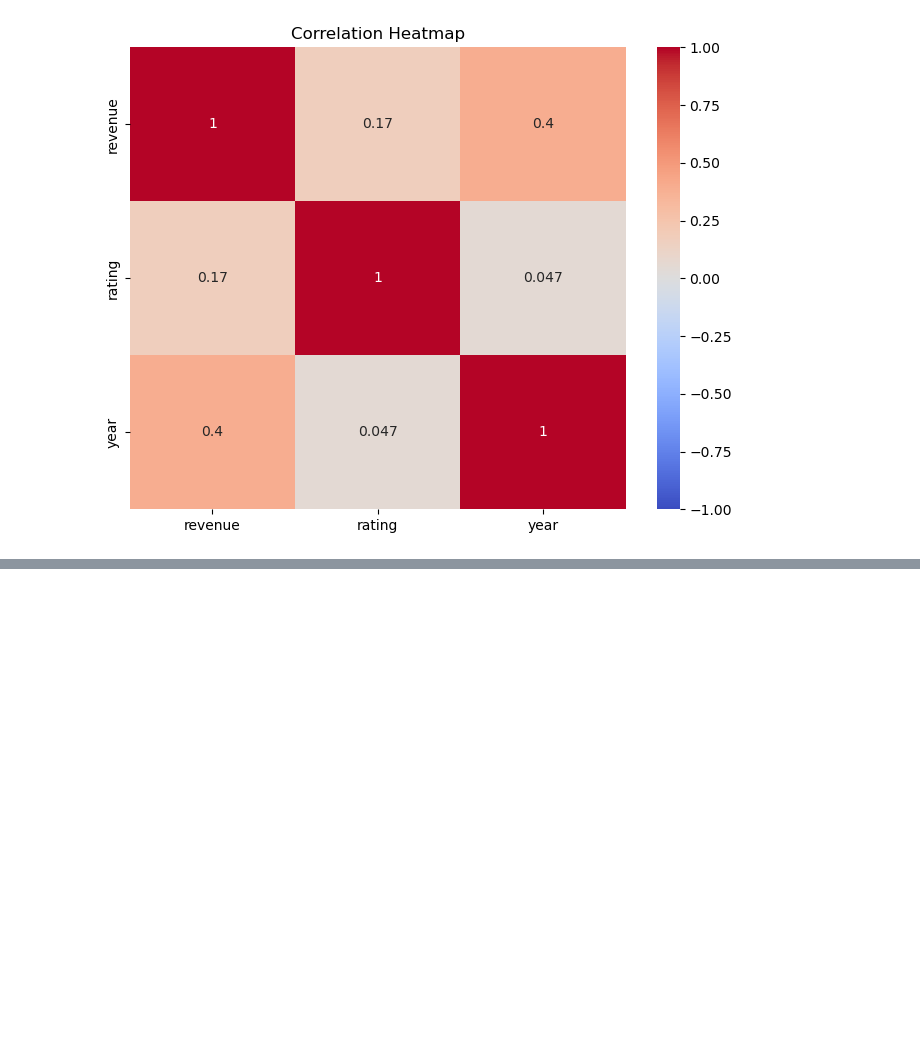
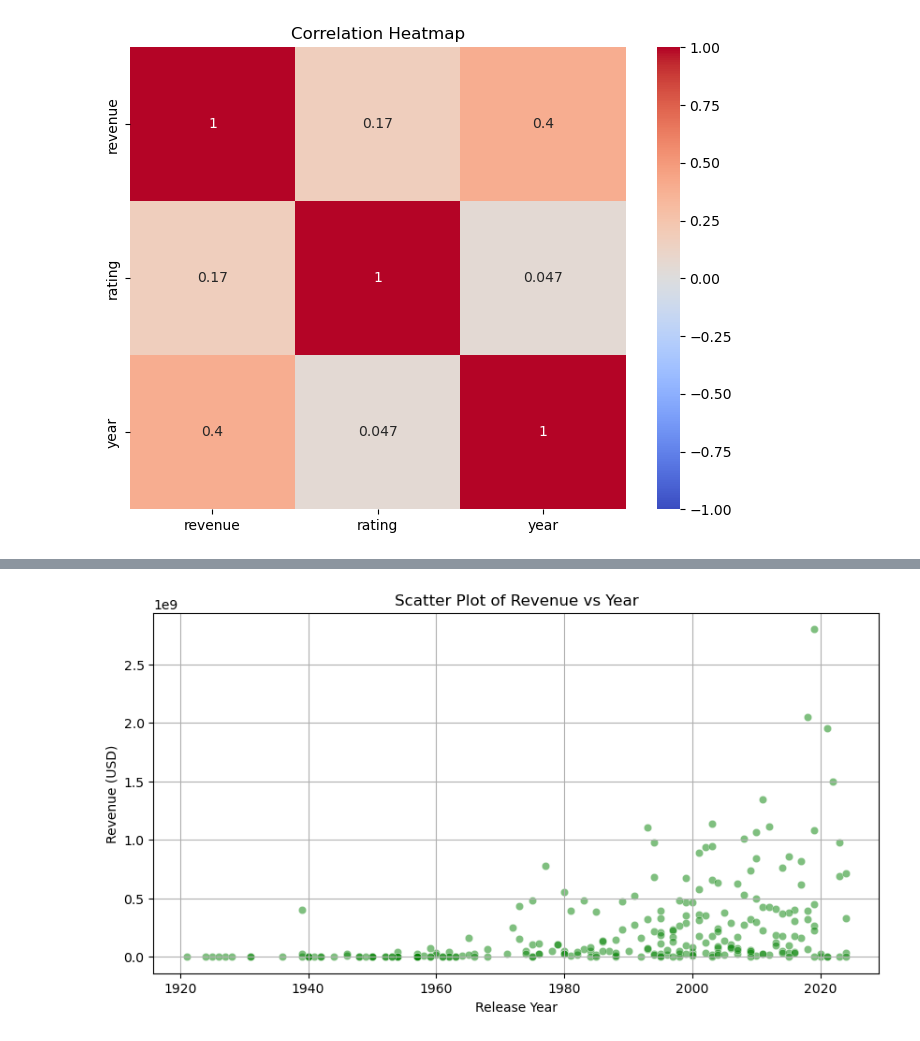
Before and after one commit to lahirudatascience/imdb_exploratory_data_analysis, a Jupyter notebook: notebooks/data_visualization.ipynb, the cells around one changed output, grey strips where cells are left out. Drawn from its saved outputs; the diff is of its cells as text; code cells hidden in the pictures; blank space fills up the shorter version.

Commit message:
added and updated data_visualization part

```diff
--- a/notebooks/data_visualization.ipynb
+++ b/notebooks/data_visualization.ipynb
@@ -194,0 +202,11 @@ plt.show()
+# %%
+# --- 3. Scatter Plot: Revenue vs Year ---
+plt.figure(figsize=(10, 5))
+sns.scatterplot(x=df["year"], y=df["revenue"], alpha=0.5, color='green')
+plt.xlabel("Release Year")
+plt.ylabel("Revenue (USD)")
+plt.title("Scatter Plot of Revenue vs Year")
+plt.grid(True)
+plt.show()
+# %% [output]
+[figure, added]
```
Also changed, not shown: parts of 4 cells of this notebook.
